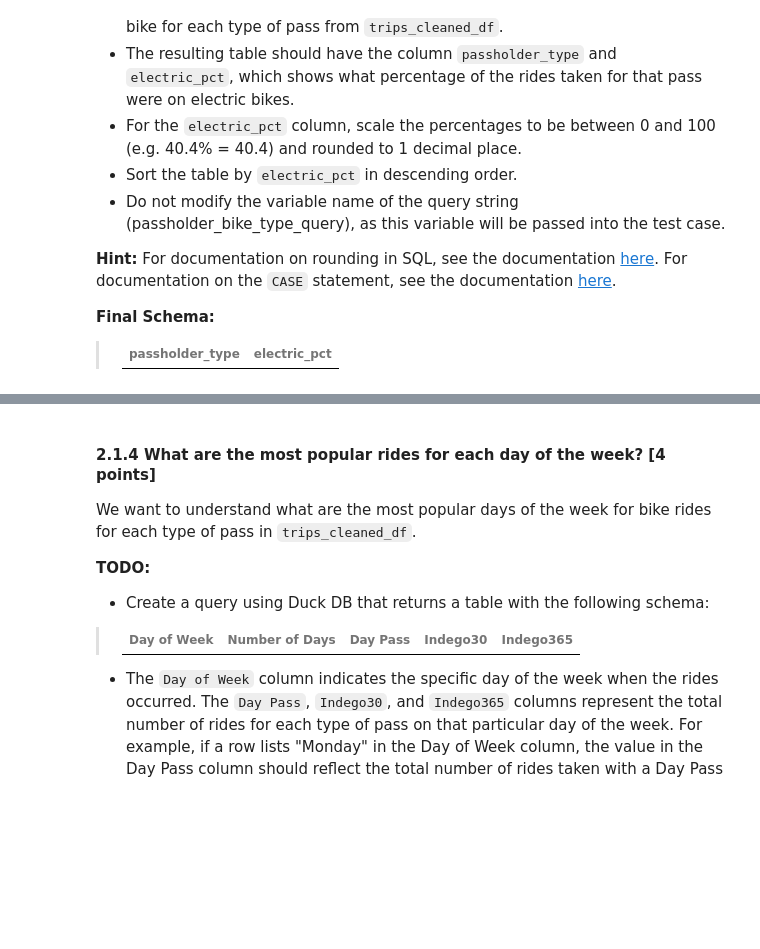
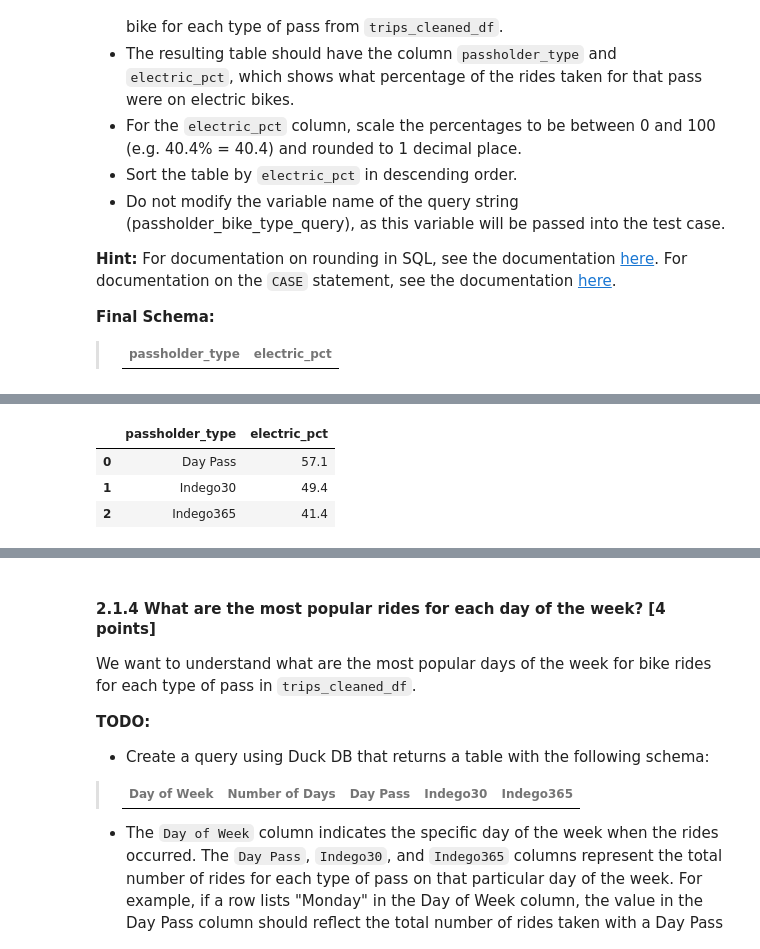
Before and after one commit to YanfuOu/CIS545, a Jupyter notebook: Yanfu_HW2_FA2024.ipynb, the cells around one changed output, grey strips where cells are left out. Saved outputs shown, nothing was run; the diff lists cells and outputs as text; code cells hidden in the pictures; blank space fills up the shorter version.

```diff
--- a/Yanfu_HW2_FA2024.ipynb
+++ b/Yanfu_HW2_FA2024.ipynb
@@ -888,10 +972,23 @@ grader.grade(test_case_id = 'test_passholder_distance', answer = passholder_dist
 # %%
 # TODO: Create a Duck DB query that finds the percentage of rides on an electric bike for each type of passholder.
 passholder_bike_type_query = """
+SELECT passholder_type,
+ROUND(
+100 * SUM(CASE WHEN bike_type == 'electric' THEN 1 ELSE 0 END) / COUNT(bike_type),
+1)
+AS electric_pct
+FROM trips_cleaned_df
+GROUP BY passholder_type
+ORDER BY electric_pct DESC
 
 """
 passholder_bike_type = duckdb.sql(passholder_bike_type_query).df()
 passholder_bike_type
+# %% [output]
+|  | passholder_type | electric_pct |
+| 0 | Day Pass | 57.1 |
+| 1 | Indego30 | 49.4 |
+| 2 | Indego365 | 41.4 |
 # %%
 # 4 points
 grader.grade(test_case_id = 'test_passholder_bike_type', answer = (passholder_bike_type, passholder_bike_type_query))
```
Also changed, not shown: parts of 20 cells of this notebook.
